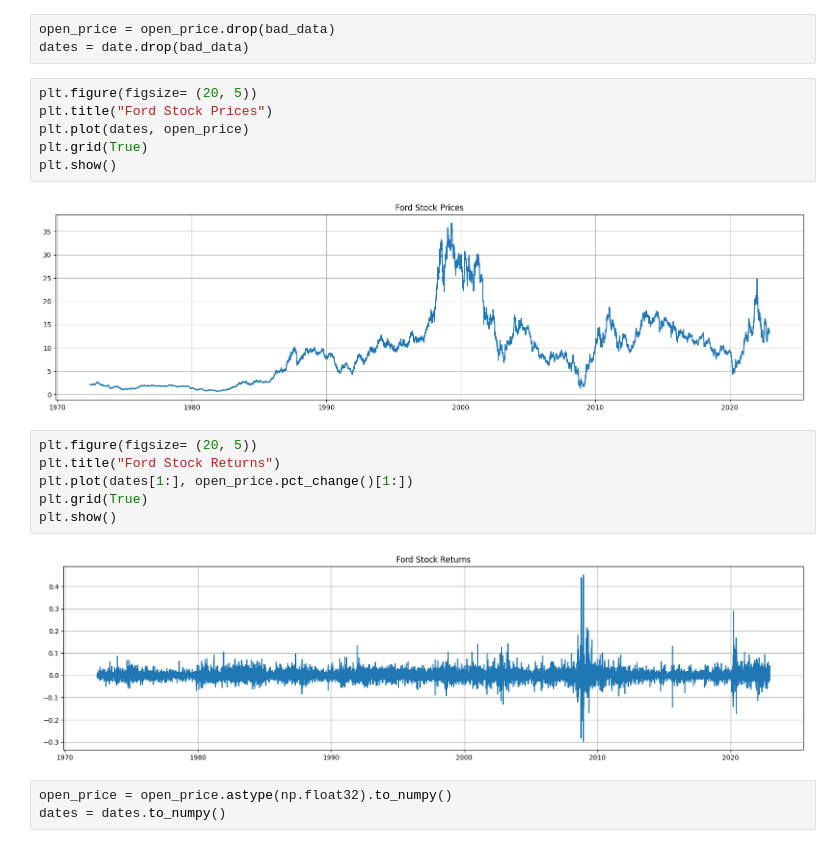
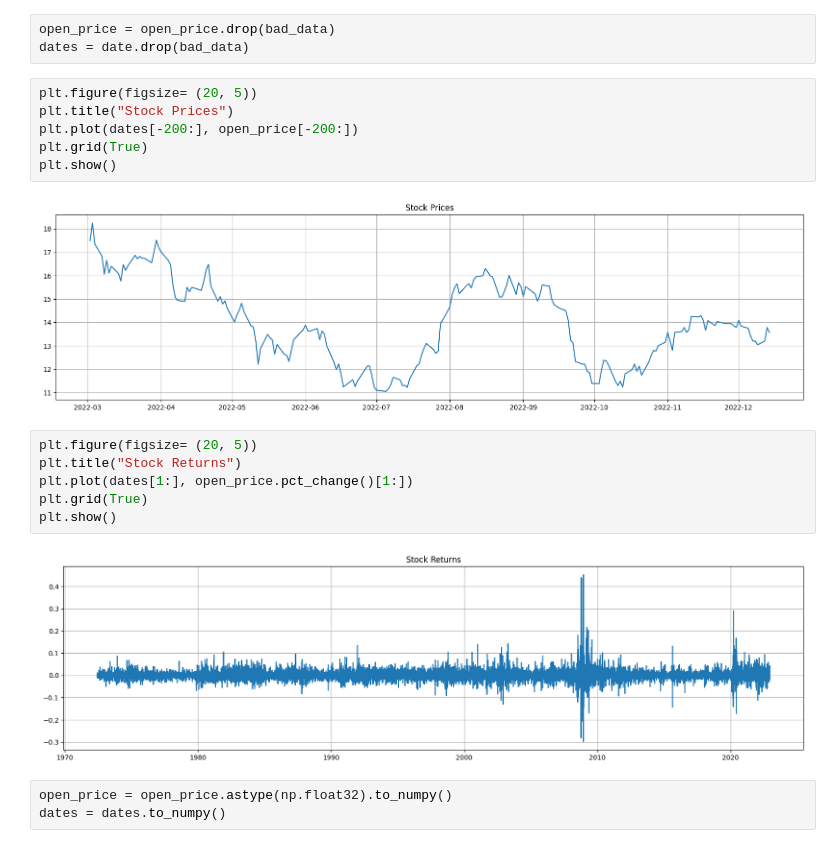
Before and after one commit to AndrewGrishin/Stock-Forecasting, a Jupyter notebook: NN Implementation/script.ipynb, the cells around one changed output. Drawn from its saved outputs; the diff is of its cells as text.

```diff
--- a/NN Implementation/script.ipynb
+++ b/NN Implementation/script.ipynb
@@ -46,20 +46,20 @@ open_price = open_price.drop(bad_data)
 dates = date.drop(bad_data)
 # %%
 plt.figure(figsize= (20, 5))
-plt.title("Ford Stock Prices")
-plt.plot(dates, open_price)
+plt.title("Stock Prices")
+plt.plot(dates[-200:], open_price[-200:])
 plt.grid(True)
 plt.show()
 # %% [output]
-[figure, old version]
+[figure, new version]
 # %%
 plt.figure(figsize= (20, 5))
-plt.title("Ford Stock Returns")
+plt.title("Stock Returns")
 plt.plot(dates[1:], open_price.pct_change()[1:])
 plt.grid(True)
 plt.show()
 # %% [output]
-[figure, old version]
+[figure, new version]
 # %%
 open_price = open_price.astype(np.float32).to_numpy()
 dates = dates.to_numpy()
```
Also changed, not shown: parts of 27 cells of this notebook, 2 other files.
